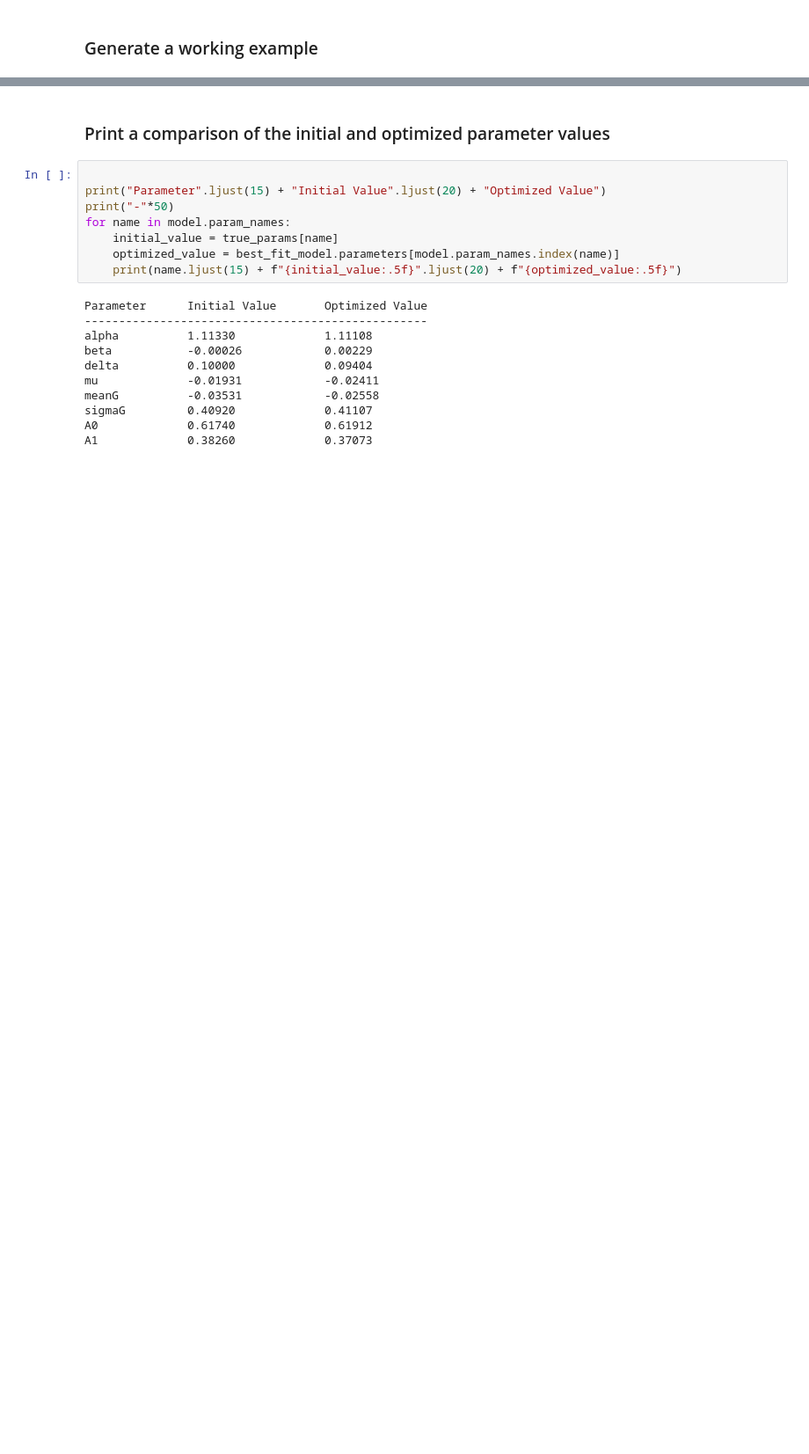
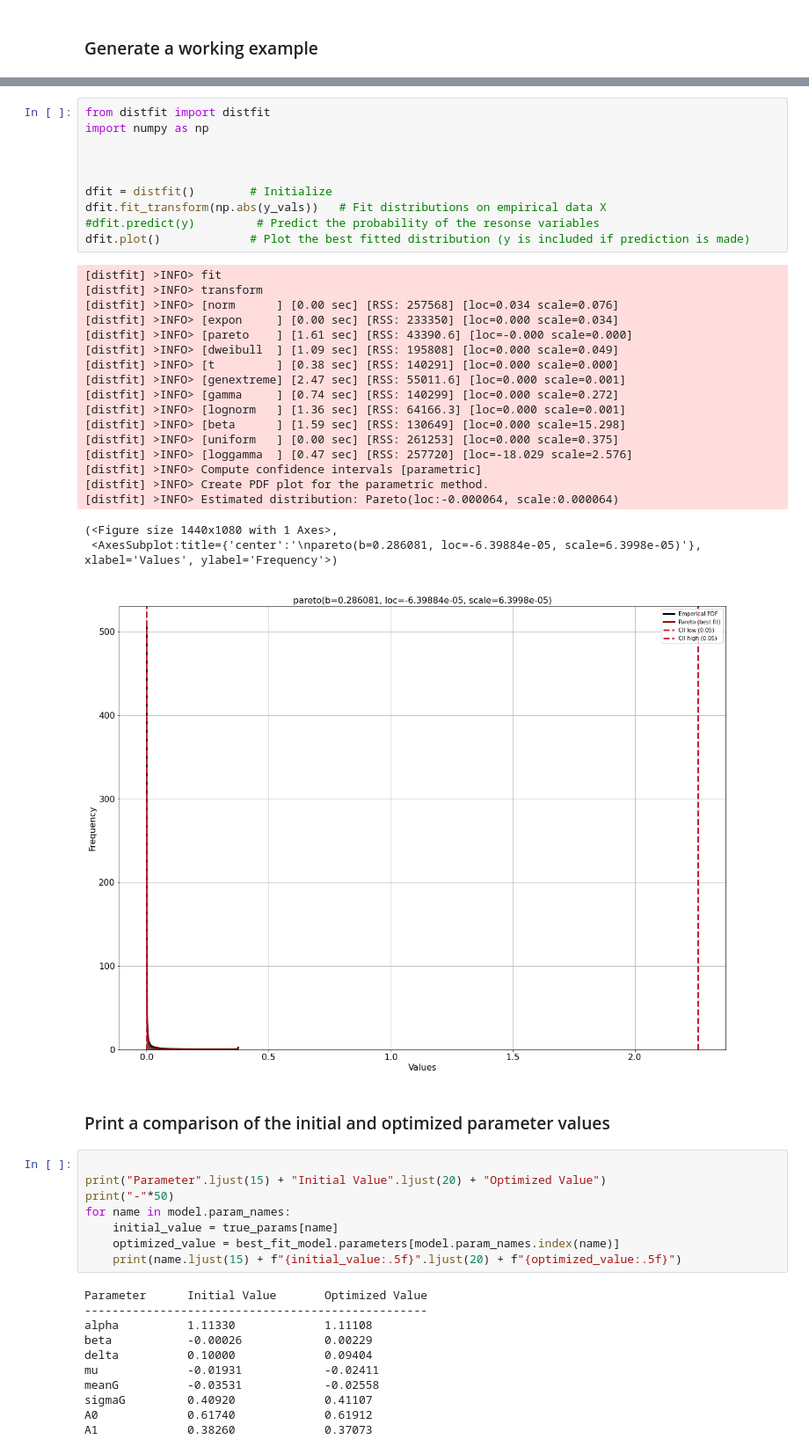
Before and after one commit to nsioulas/MHDTurbPy, a Jupyter notebook: Notebooks_Examples/distribution_fitting.ipynb, the cells around one changed output, grey strips where cells are left out. Shown at 88% size. Drawn from its saved outputs; the diff is of its cells as text; blank space fills up the shorter version.

```diff
--- a/Notebooks_Examples/distribution_fitting.ipynb
+++ b/Notebooks_Examples/distribution_fitting.ipynb
@@ -83,3 +89,33 @@ plt.legend()
+# %%
+from distfit import distfit
+import numpy as np
+
+
+
+dfit = distfit()        # Initialize
+dfit.fit_transform(np.abs(y_vals))   # Fit distributions on empirical data X
+#dfit.predict(y)         # Predict the probability of the resonse variables
+dfit.plot()             # Plot the best fitted distribution (y is included if prediction is made)
+# %% [output]
+[distfit] >INFO> fit
+[distfit] >INFO> transform
+[distfit] >INFO> [norm      ] [0.00 sec] [RSS: 257568] [loc=0.034 scale=0.076]
+[distfit] >INFO> [expon     ] [0.00 sec] [RSS: 233350] [loc=0.000 scale=0.034]
+[distfit] >INFO> [pareto    ] [1.61 sec] [RSS: 43390.6] [loc=-0.000 scale=0.000]
+[distfit] >INFO> [dweibull  ] [1.09 sec] [RSS: 195808] [loc=0.000 scale=0.049]
+[distfit] >INFO> [t         ] [0.38 sec] [RSS: 140291] [loc=0.000 scale=0.000]
+[distfit] >INFO> [genextreme] [2.47 sec] [RSS: 55011.6] [loc=0.000 scale=0.001]
+[distfit] >INFO> [gamma     ] [0.74 sec] [RSS: 140299] [loc=0.000 scale=0.272]
+[distfit] >INFO> [lognorm   ] [1.36 sec] [RSS: 64166.3] [loc=0.000 scale=0.001]
+[distfit] >INFO> [beta      ] [1.59 sec] [RSS: 130649] [loc=0.000 scale=15.298]
+[distfit] >INFO> [uniform   ] [0.00 sec] [RSS: 261253] [loc=0.000 scale=0.375]
+[distfit] >INFO> [loggamma  ] [0.47 sec] [RSS: 257720] [loc=-18.029 scale=2.576]
+[distfit] >INFO> Compute confidence intervals [parametric]
+[distfit] >INFO> Create PDF plot for the parametric method.
+[distfit] >INFO> Estimated distribution: Pareto(loc:-0.000064, scale:0.000064)
+(<Figure size 1440x1080 with 1 Axes>,
+ <AxesSubplot:title={'center':'\npareto(b=0.286081, loc=-6.39884e-05, scale=6.3998e-05)'}, xlabel='Values', ylabel='Frequency'>)
+[figure, added]
 # %% [markdown]
 ### Print a comparison of the initial and optimized parameter values
 # %%
```
Also changed, not shown: parts of 3 cells of this notebook, 8 other files.
